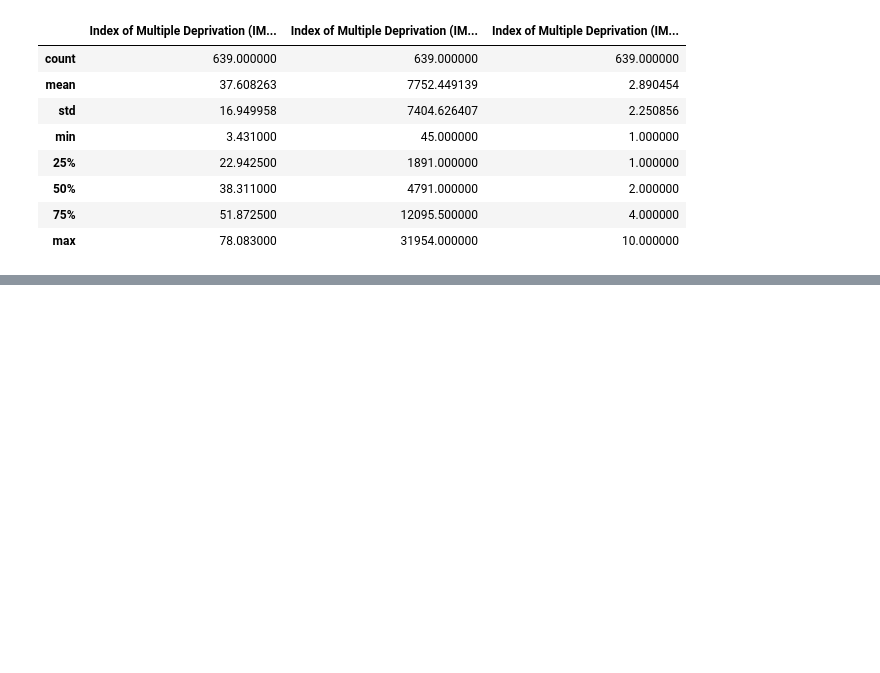
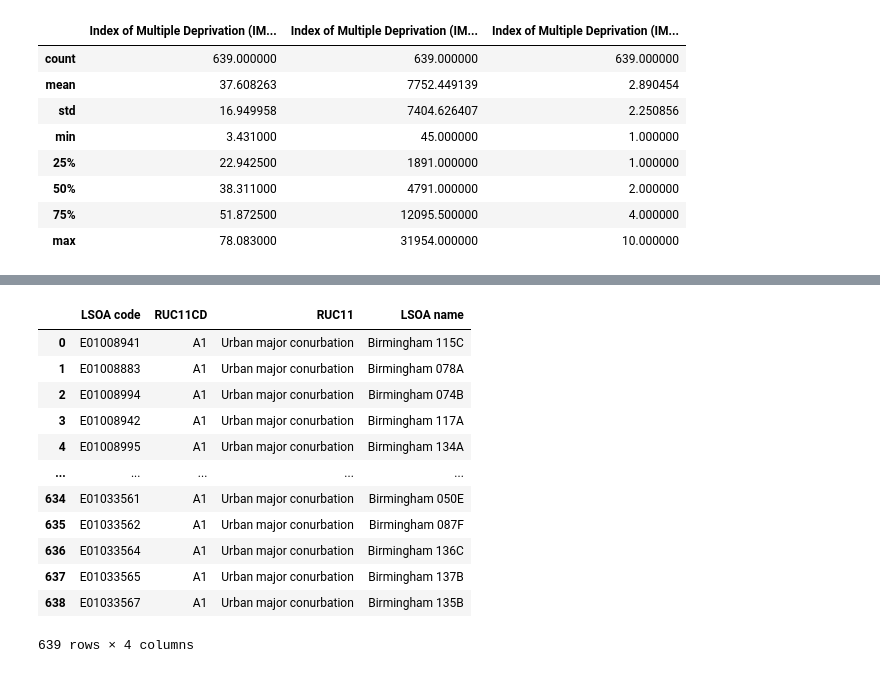
Before and after one commit to DarrylHewitt/Project_1, a Jupyter notebook: analysis.ipynb, the cells around one changed output, grey strips where cells are left out. Drawn from its saved outputs; the diff is of its cells as text; code cells hidden in the pictures; blank space fills up the shorter version.

```diff
--- a/analysis.ipynb
+++ b/analysis.ipynb
@@ -405,3 +449,31 @@ map_plot = test.hvplot.points(
 map_plot
 # %% [output]
 [interactive output not drawn]
+# %%
+# Read in rural and urban classification
+
+rural_urban_df = pd.read_csv("Resources/Census_Data/rural_urban_classification.csv")
+
+
+LSOA_Bham
+
+rural_urban_df = rural_urban_df.rename(columns={"LSOA11CD":"LSOA code"})
+rural_urban_df.head()
+
+rural_urban_bham = pd.merge(rural_urban_df,LSOA_Bham,on="LSOA code")
+rural_urban_bham = rural_urban_bham.iloc[:,[1,3,4,5]]
+rural_urban_bham
+# %% [output]
+|  | LSOA code | RUC11CD | RUC11 | LSOA name |
+| 0 | E01008941 | A1 | Urban major conurbation | Birmingham 115C |
+| 1 | E01008883 | A1 | Urban major conurbation | Birmingham 078A |
+| 2 | E01008994 | A1 | Urban major conurbation | Birmingham 074B |
+| 3 | E01008942 | A1 | Urban major conurbation | Birmingham 117A |
+| 4 | E01008995 | A1 | Urban major conurbation | Birmingham 134A |
+| ... | ... | ... | ... | ... |
+| 634 | E01033561 | A1 | Urban major conurbation | Birmingham 050E |
+| 635 | E01033562 | A1 | Urban major conurbation | Birmingham 087F |
+| 636 | E01033564 | A1 | Urban major conurbation | Birmingham 136C |
+| 637 | E01033565 | A1 | Urban major conurbation | Birmingham 137B |
+| 638 | E01033567 | A1 | Urban major conurbation | Birmingham 135B |
+639 rows × 4 columns
```
Also changed, not shown: parts of 7 cells of this notebook, 2 other files.
